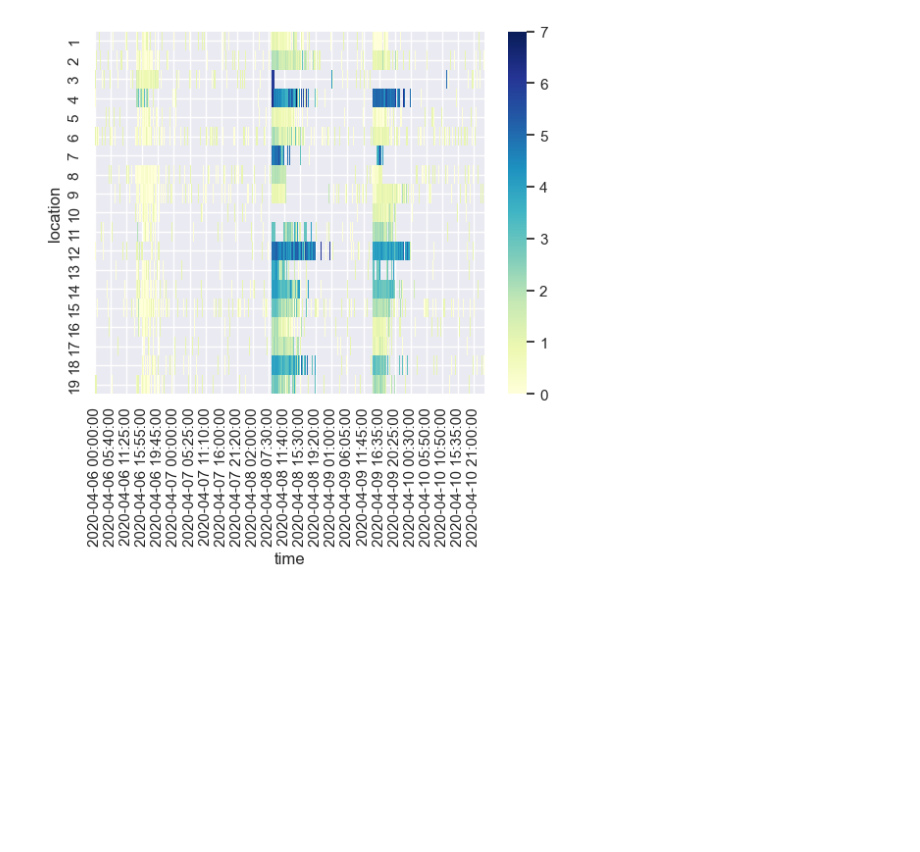
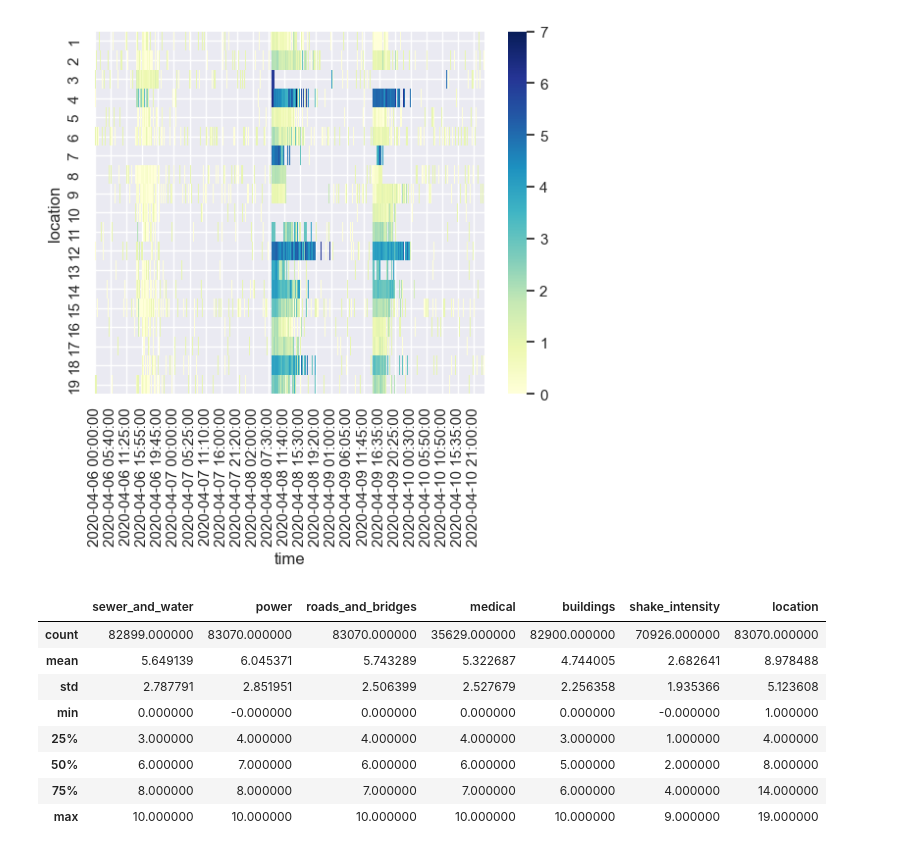
Before and after one commit to dasooni/VAST-19, a Jupyter notebook: project.ipynb, the cells around one changed output. Drawn from its saved outputs; the diff is of its cells as text; code cells hidden in the pictures; blank space fills up the shorter version.

Commit message:
18/5
More data exploration of shaking intensity.

```diff
--- a/project.ipynb
+++ b/project.ipynb
@@ -37,3 +37,17 @@ sns.heatmap(pivot, cmap="YlGnBu")
 # %% [output]
 <Axes: xlabel='time', ylabel='location'>
 [figure]
+# %%
+prequake_mean_intensity = np.mean(pivot.loc[:,'2020-04-06 14:00:00':'2020-04-06 15:00:00'], axis=1)
+#np.mean(pivot, axis=1).sort_values(ascending=False).head(10).plot(kind='bar', figsize=(10,5), color='red')
+df.describe()
+# %% [output]
+|  | sewer_and_water | power | roads_and_bridges | medical | buildings | shake_intensity | location |
+| count | 82899.000000 | 83070.000000 | 83070.000000 | 35629.000000 | 82900.000000 | 70926.000000 | 83070.000000 |
+| mean | 5.649139 | 6.045371 | 5.743289 | 5.322687 | 4.744005 | 2.682641 | 8.978488 |
+| std | 2.787791 | 2.851951 | 2.506399 | 2.527679 | 2.256358 | 1.935366 | 5.123608 |
+| min | 0.000000 | -0.000000 | 0.000000 | 0.000000 | 0.000000 | -0.000000 | 1.000000 |
+| 25% | 3.000000 | 4.000000 | 4.000000 | 4.000000 | 3.000000 | 1.000000 | 4.000000 |
+| 50% | 6.000000 | 7.000000 | 6.000000 | 6.000000 | 5.000000 | 2.000000 | 8.000000 |
+| 75% | 8.000000 | 8.000000 | 7.000000 | 7.000000 | 6.000000 | 4.000000 | 14.000000 |
+| max | 10.000000 | 10.000000 | 10.000000 | 10.000000 | 10.000000 | 9.000000 | 19.000000 |
```
Also changed, not shown: parts of 1 cell of this notebook, 6 other files.
